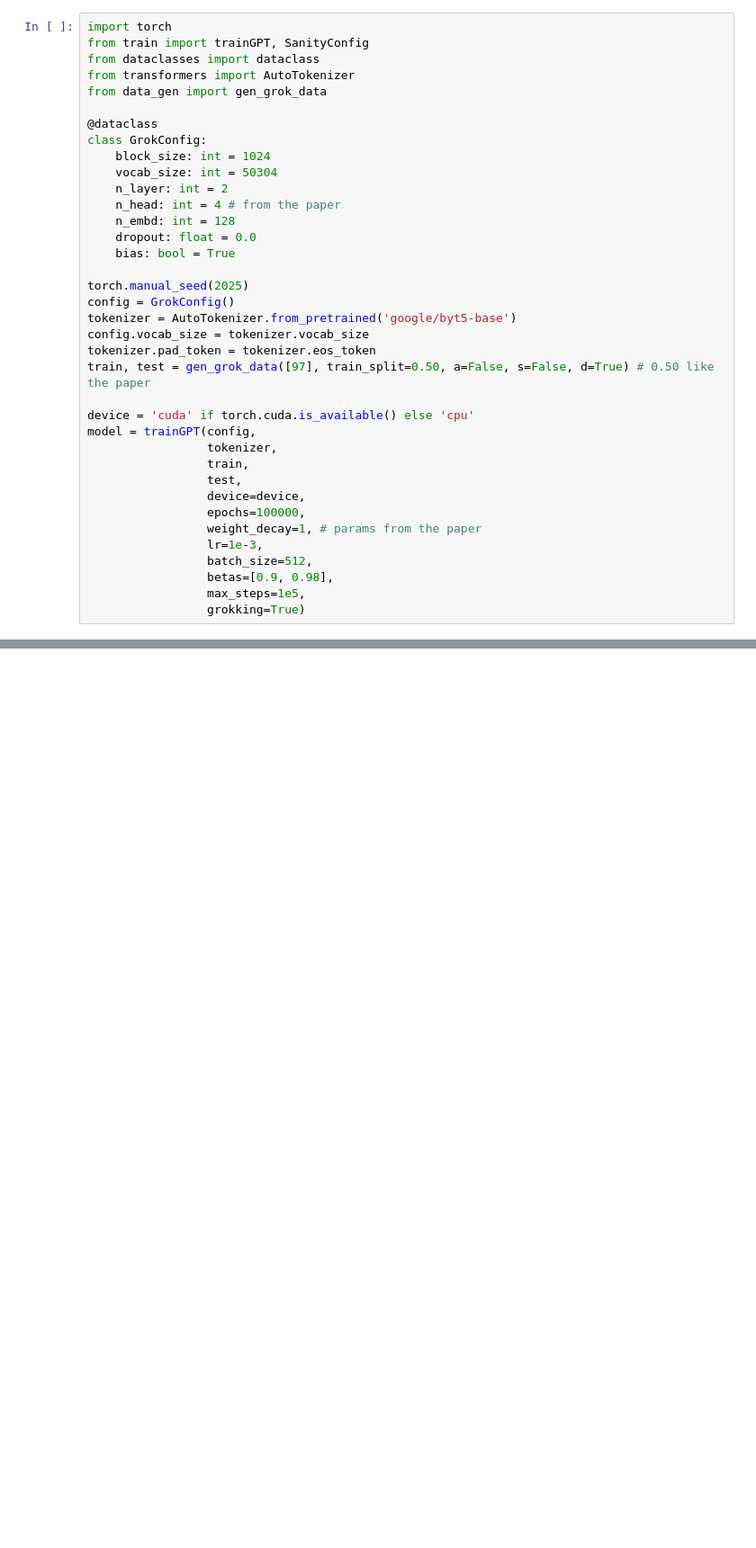
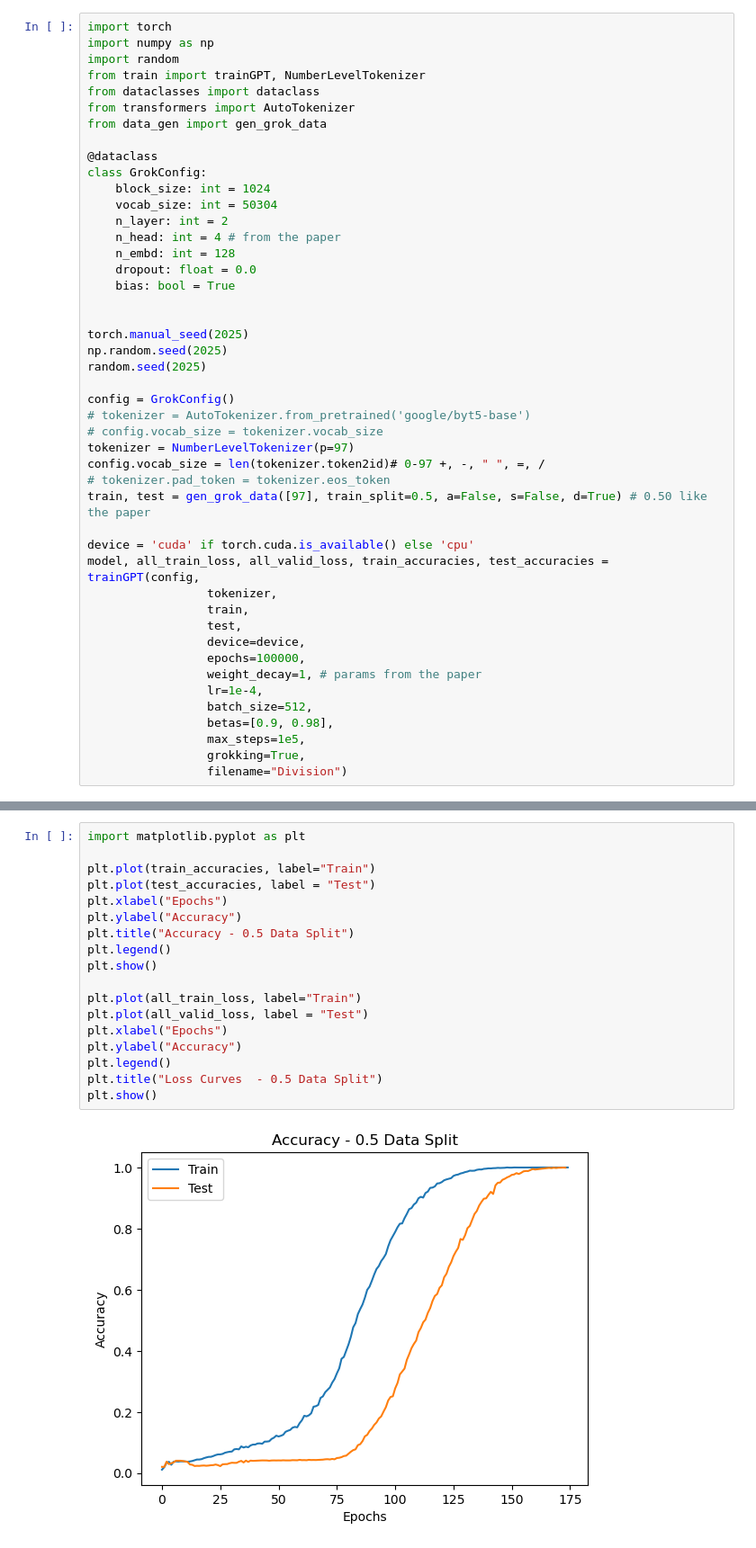
Before and after one commit to jyoung28/AMLHW2, a Jupyter notebook: division_experiments.ipynb, the cells around one changed output, grey strips where cells are left out. Shown at 90% size. Saved outputs shown, nothing was run; the diff lists cells and outputs as text; blank space fills up the shorter version.

Commit message:
New tokenizer

```diff
--- a/division_experiments.ipynb
+++ b/division_experiments.ipynb
@@ -1,6 +1,8 @@
 # %%
 import torch
-from train import trainGPT, SanityConfig
+import numpy as np
+import random
+from train import trainGPT, NumberLevelTokenizer
 from dataclasses import dataclass
 from transformers import AutoTokenizer
 from data_gen import gen_grok_data
@@ -15,24 +17,31 @@ class GrokConfig:
     dropout: float = 0.0
     bias: bool = True
 
+
 torch.manual_seed(2025)
+np.random.seed(2025)
+random.seed(2025)
+
 config = GrokConfig()
-tokenizer = AutoTokenizer.from_pretrained('google/byt5-base')
-config.vocab_size = tokenizer.vocab_size
-tokenizer.pad_token = tokenizer.eos_token
-train, test = gen_grok_data([97], train_split=0.50, a=False, s=False, d=True) # 0.50 like the paper
+# tokenizer = AutoTokenizer.from_pretrained('google/byt5-base')
+# config.vocab_size = tokenizer.vocab_size
+tokenizer = NumberLevelTokenizer(p=97)
+config.vocab_size = len(tokenizer.token2id)# 0-97 +, -, " ", =, /
+# tokenizer.pad_token = tokenizer.eos_token
+train, test = gen_grok_data([97], train_split=0.5, a=False, s=False, d=True) # 0.50 like the paper
 
 device = 'cuda' if torch.cuda.is_available() else 'cpu'
-model = trainGPT(config,
+model, all_train_loss, all_valid_loss, train_accuracies, test_accuracies = trainGPT(config,
                  tokenizer,
                  train,
                  test,
                  device=device,
                  epochs=100000,
                  weight_decay=1, # params from the paper
-                 lr=1e-3,
+                 lr=1e-4,
                  batch_size=512,
                  betas=[0.9, 0.98],
                  max_steps=1e5,
-                 grokking=True)
+                 grokking=True,
+                 filename="Division")
 # %% [output]
@@ -44,0 +53,20 @@ using fused AdamW: False
+# %%
+import matplotlib.pyplot as plt
+
+plt.plot(train_accuracies, label="Train")
+plt.plot(test_accuracies, label = "Test")
+plt.xlabel("Epochs")
+plt.ylabel("Accuracy")
+plt.title("Accuracy - 0.5 Data Split")
+plt.legend()
+plt.show()
+
+plt.plot(all_train_loss, label="Train")
+plt.plot(all_valid_loss, label = "Test")
+plt.xlabel("Epochs")
+plt.ylabel("Accuracy")
+plt.legend()
+plt.title("Loss Curves  - 0.5 Data Split")
+plt.show()
+# %% [output]
+[figure, added]
```
Also changed, not shown: parts of 2 cells of this notebook, 5 other files.
